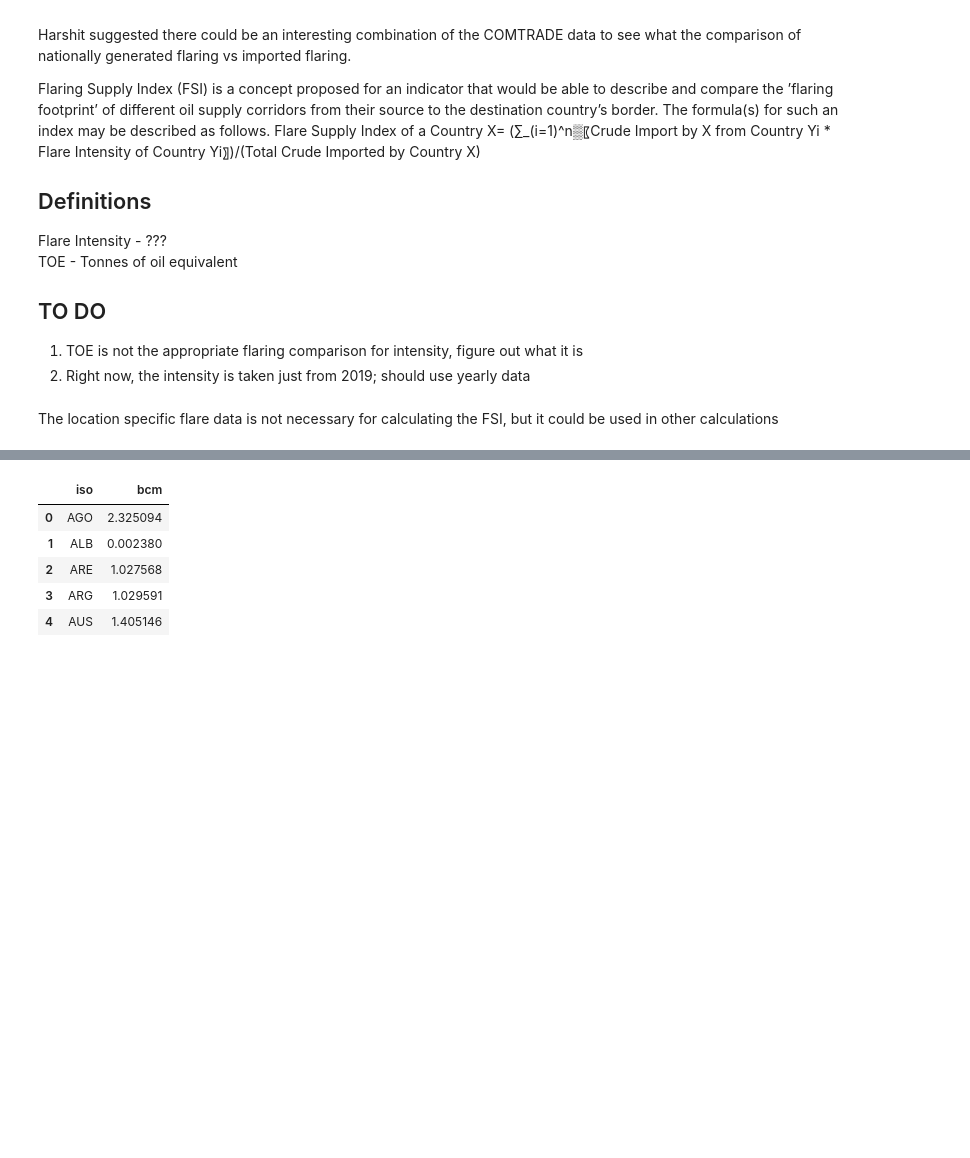
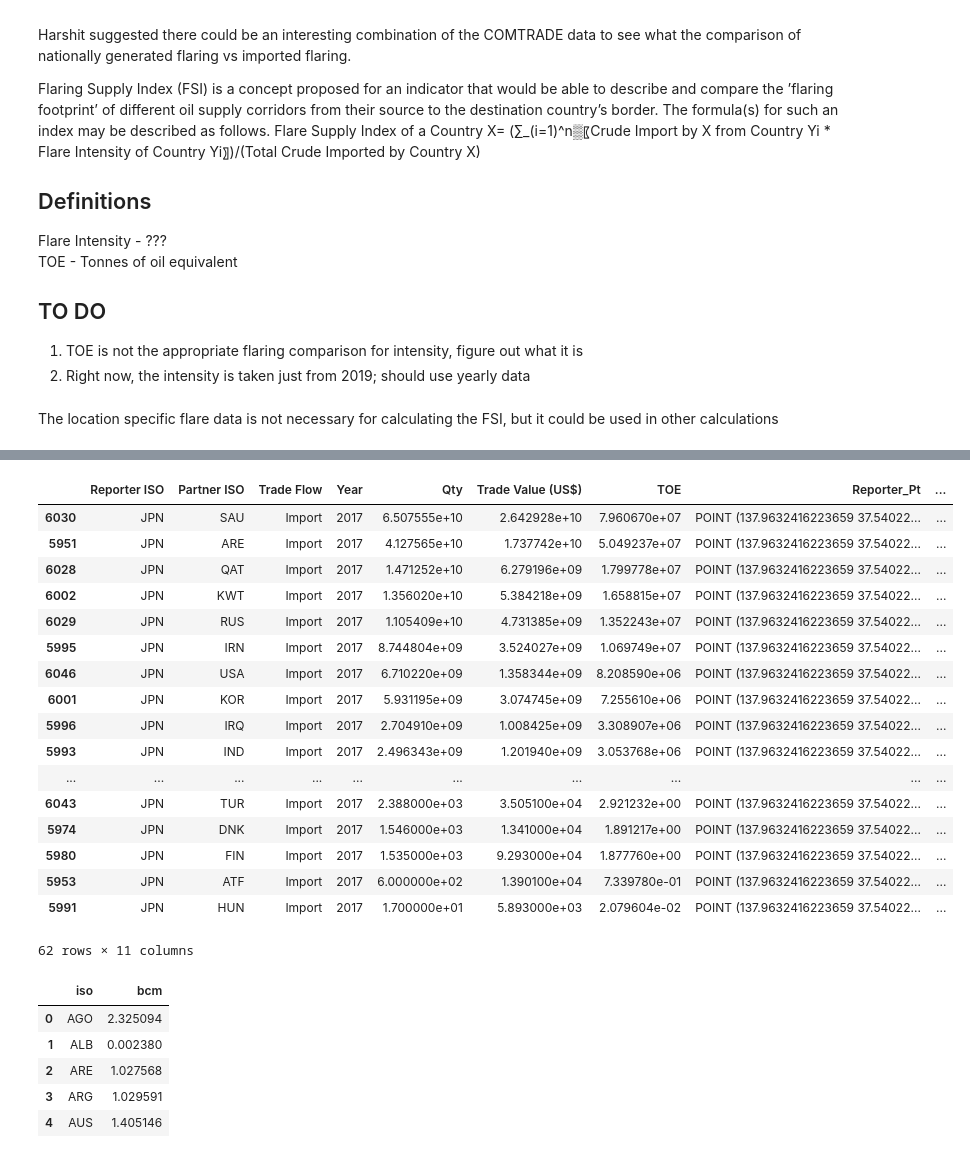
Before and after one commit to worldbank/INFRA_SAP, a Jupyter notebook: Notebooks/DP_INFRA_B_MappingImportedFlaring.ipynb, the cells around one changed output, grey strips where cells are left out. Drawn from its saved outputs; the diff is of its cells as text; code cells hidden in the pictures; blank space fills up the shorter version.

```diff
--- a/Notebooks/DP_INFRA_B_MappingImportedFlaring.ipynb
+++ b/Notebooks/DP_INFRA_B_MappingImportedFlaring.ipynb
@@ -43,3 +52,24 @@ The location specific flare data is not necessary for calculating the FSI, but i
+# %%
+inCom.loc[(inCom['Reporter ISO'] == "JPN") & (inCom['Year'] == '2017')].sort_values('TOE', ascending=False)
+# %% [output]
+|  | Reporter ISO | Partner ISO | Trade Flow | Year | Qty | Trade Value (US$) | TOE | Reporter_Pt | ... |
+| 6030 | JPN | SAU | Import | 2017 | 6.507555e+10 | 2.642928e+10 | 7.960670e+07 | POINT (137.9632416223659 37.54022... | ... |
+| 5951 | JPN | ARE | Import | 2017 | 4.127565e+10 | 1.737742e+10 | 5.049237e+07 | POINT (137.9632416223659 37.54022... | ... |
+| 6028 | JPN | QAT | Import | 2017 | 1.471252e+10 | 6.279196e+09 | 1.799778e+07 | POINT (137.9632416223659 37.54022... | ... |
+| 6002 | JPN | KWT | Import | 2017 | 1.356020e+10 | 5.384218e+09 | 1.658815e+07 | POINT (137.9632416223659 37.54022... | ... |
+| 6029 | JPN | RUS | Import | 2017 | 1.105409e+10 | 4.731385e+09 | 1.352243e+07 | POINT (137.9632416223659 37.54022... | ... |
+| 5995 | JPN | IRN | Import | 2017 | 8.744804e+09 | 3.524027e+09 | 1.069749e+07 | POINT (137.9632416223659 37.54022... | ... |
+| 6046 | JPN | USA | Import | 2017 | 6.710220e+09 | 1.358344e+09 | 8.208590e+06 | POINT (137.9632416223659 37.54022... | ... |
+| 6001 | JPN | KOR | Import | 2017 | 5.931195e+09 | 3.074745e+09 | 7.255610e+06 | POINT (137.9632416223659 37.54022... | ... |
+| 5996 | JPN | IRQ | Import | 2017 | 2.704910e+09 | 1.008425e+09 | 3.308907e+06 | POINT (137.9632416223659 37.54022... | ... |
+| 5993 | JPN | IND | Import | 2017 | 2.496343e+09 | 1.201940e+09 | 3.053768e+06 | POINT (137.9632416223659 37.54022... | ... |
+| ... | ... | ... | ... | ... | ... | ... | ... | ... | ... |
+| 6043 | JPN | TUR | Import | 2017 | 2.388000e+03 | 3.505100e+04 | 2.921232e+00 | POINT (137.9632416223659 37.54022... | ... |
+| 5974 | JPN | DNK | Import | 2017 | 1.546000e+03 | 1.341000e+04 | 1.891217e+00 | POINT (137.9632416223659 37.54022... | ... |
+| 5980 | JPN | FIN | Import | 2017 | 1.535000e+03 | 9.293000e+04 | 1.877760e+00 | POINT (137.9632416223659 37.54022... | ... |
+| 5953 | JPN | ATF | Import | 2017 | 6.000000e+02 | 1.390100e+04 | 7.339780e-01 | POINT (137.9632416223659 37.54022... | ... |
+| 5991 | JPN | HUN | Import | 2017 | 1.700000e+01 | 5.893000e+03 | 2.079604e-02 | POINT (137.9632416223659 37.54022... | ... |
+62 rows × 11 columns
 # %%
 agg = {'bcm':'sum'}
 flare_combo = inFlare.groupby(['iso']).aggregate(agg).reset_index()
```
Also changed, not shown: parts of 10 cells of this notebook, 6 other files.
